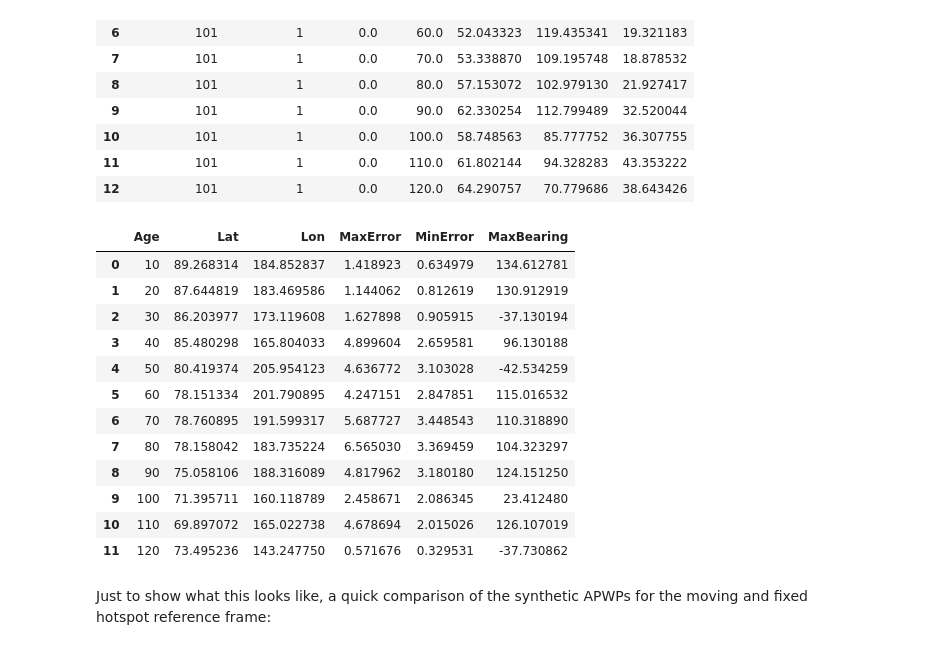
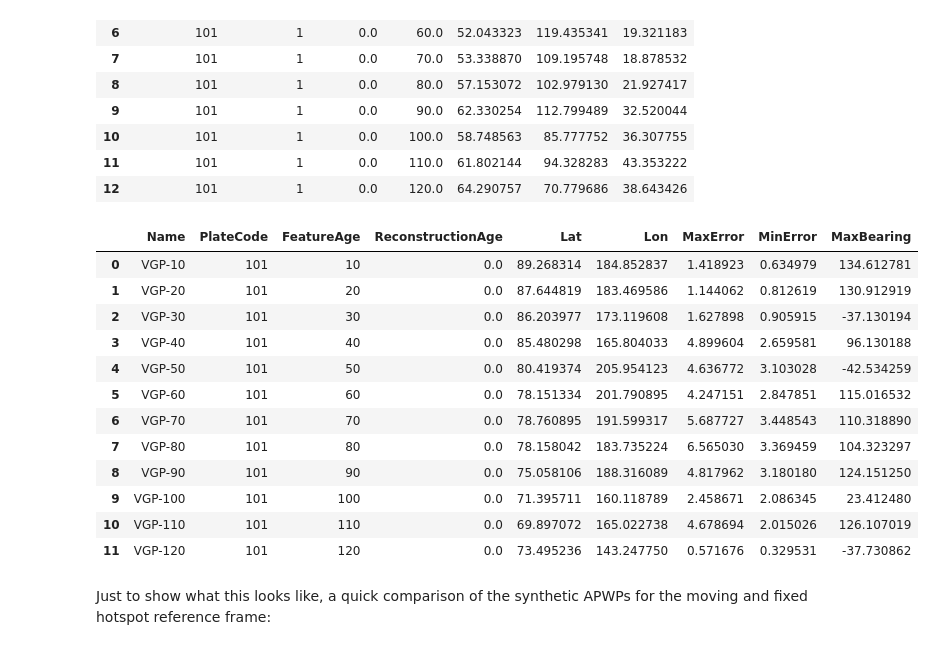
Before and after one commit to allochthonous/RotKit, a Jupyter notebook: EulerRots_demo.ipynb, the cells around one changed output. Cells and saved outputs as stored; diff of their text form; code cells hidden in the pictures.

```diff
--- a/EulerRots_demo.ipynb
+++ b/EulerRots_demo.ipynb
@@ -19,8 +15,8 @@ ImportError: dlopen(/Users/crowan/Library/Enthought/Canopy_64bit/User/lib/python
 # %% [markdown]
 I have been recoding my plate rotation codes into an object-oriented framework. A set of rotations in a tab-delimited text file, with a header row as in the ones loaded here, is loaded into a EulerRotationModel object. In this case, I have two different rotation models with different hotspot reference frames (the fixed and moving models of O'Neill et al. 2005)
 # %%
-rotmodel=rotkit.EulerRotationModel('NUB_NAM_MANTfixed_rots.txt')
-rotmodel2=rotkit.EulerRotationModel('NUB_NAM_MANTmoving_rots.txt')
+rotmodel=rotkit.EulerRotationModel('./Datafiles/NUB_NAM_MANTfixed_rots.txt')
+rotmodel2=rotkit.EulerRotationModel('./Datafiles/NUB_NAM_MANTmoving_rots.txt')
 # %% [markdown]
 You can check to see which rotations are in this file with the .summary() command.
 # %%
@@ -122,22 +118,22 @@ result.summary()
 | 11 | 101 | 1 | 0.0 | 110.0 | 61.802144 | 94.328283 | 43.353222 |
 | 12 | 101 | 1 | 0.0 | 120.0 | 64.290757 | 70.779686 | 38.643426 |
 # %%
-path=rotmodel.synthetic_APWP(ages,101,1)
+path=rotmodel.synthetic_APWP(101,1,ages)
 path
 # %% [output]
-|  | Age | Lat | Lon | MaxError | MinError | MaxBearing |
-| 0 | 10 | 89.268314 | 184.852837 | 1.418923 | 0.634979 | 134.612781 |
-| 1 | 20 | 87.644819 | 183.469586 | 1.144062 | 0.812619 | 130.912919 |
-| 2 | 30 | 86.203977 | 173.119608 | 1.627898 | 0.905915 | -37.130194 |
-| 3 | 40 | 85.480298 | 165.804033 | 4.899604 | 2.659581 | 96.130188 |
-| 4 | 50 | 80.419374 | 205.954123 | 4.636772 | 3.103028 | -42.534259 |
-| 5 | 60 | 78.151334 | 201.790895 | 4.247151 | 2.847851 | 115.016532 |
-| 6 | 70 | 78.760895 | 191.599317 | 5.687727 | 3.448543 | 110.318890 |
-| 7 | 80 | 78.158042 | 183.735224 | 6.565030 | 3.369459 | 104.323297 |
-| 8 | 90 | 75.058106 | 188.316089 | 4.817962 | 3.180180 | 124.151250 |
-| 9 | 100 | 71.395711 | 160.118789 | 2.458671 | 2.086345 | 23.412480 |
-| 10 | 110 | 69.897072 | 165.022738 | 4.678694 | 2.015026 | 126.107019 |
-| 11 | 120 | 73.495236 | 143.247750 | 0.571676 | 0.329531 | -37.730862 |
+|  | Name | PlateCode | FeatureAge | ReconstructionAge | Lat | Lon | MaxError | MinError | MaxBearing |
+| 0 | VGP-10 | 101 | 10 | 0.0 | 89.268314 | 184.852837 | 1.418923 | 0.634979 | 134.612781 |
+| 1 | VGP-20 | 101 | 20 | 0.0 | 87.644819 | 183.469586 | 1.144062 | 0.812619 | 130.912919 |
+| 2 | VGP-30 | 101 | 30 | 0.0 | 86.203977 | 173.119608 | 1.627898 | 0.905915 | -37.130194 |
+| 3 | VGP-40 | 101 | 40 | 0.0 | 85.480298 | 165.804033 | 4.899604 | 2.659581 | 96.130188 |
+| 4 | VGP-50 | 101 | 50 | 0.0 | 80.419374 | 205.954123 | 4.636772 | 3.103028 | -42.534259 |
+| 5 | VGP-60 | 101 | 60 | 0.0 | 78.151334 | 201.790895 | 4.247151 | 2.847851 | 115.016532 |
+| 6 | VGP-70 | 101 | 70 | 0.0 | 78.760895 | 191.599317 | 5.687727 | 3.448543 | 110.318890 |
+| 7 | VGP-80 | 101 | 80 | 0.0 | 78.158042 | 183.735224 | 6.565030 | 3.369459 | 104.323297 |
+| 8 | VGP-90 | 101 | 90 | 0.0 | 75.058106 | 188.316089 | 4.817962 | 3.180180 | 124.151250 |
+| 9 | VGP-100 | 101 | 100 | 0.0 | 71.395711 | 160.118789 | 2.458671 | 2.086345 | 23.412480 |
+| 10 | VGP-110 | 101 | 110 | 0.0 | 69.897072 | 165.022738 | 4.678694 | 2.015026 | 126.107019 |
+| 11 | VGP-120 | 101 | 120 | 0.0 | 73.495236 | 143.247750 | 0.571676 | 0.329531 | -37.730862 |
 # %% [markdown]
 Just to show what this looks like, a quick comparison of the synthetic APWPs for the moving and fixed hotspot reference frame:
 # %%
```
Also changed, not shown: parts of 3 cells of this notebook.
